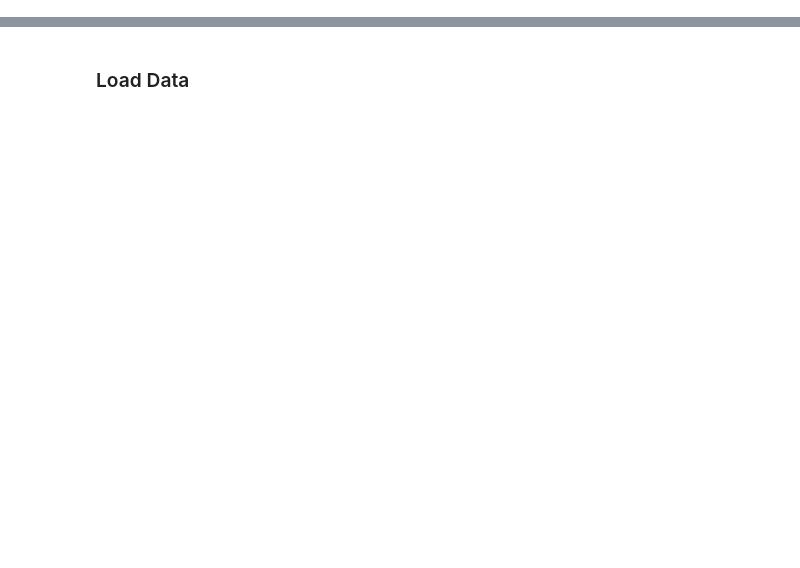
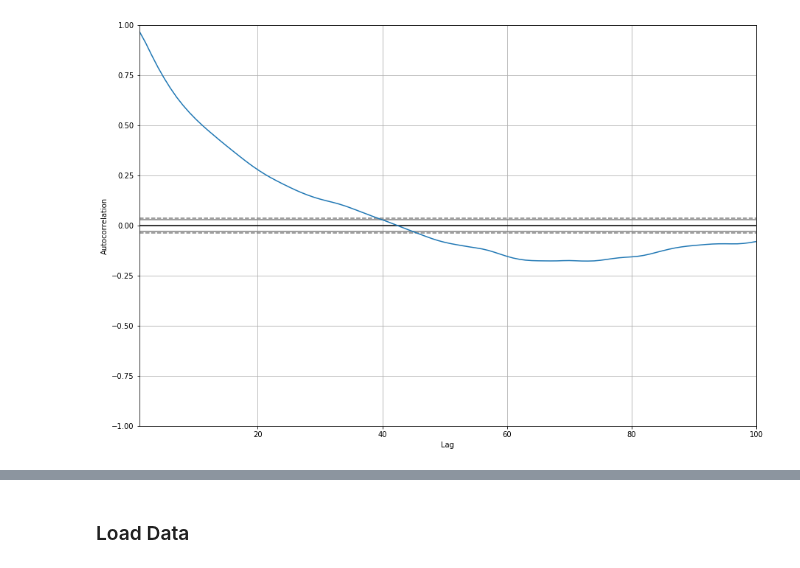
Before and after one commit to Yong-Zhuang/Climate_Analysis, a Jupyter notebook: Yong/main.ipynb, the cells around one changed output, grey strips where cells are left out. Drawn from its saved outputs; the diff is of its cells as text; code cells hidden in the pictures; blank space fills up the shorter version.

```diff
--- a/Yong/main.ipynb
+++ b/Yong/main.ipynb
@@ -0,0 +127,7 @@
+# %%
+fig = pyplot.figure()
+fig.set_size_inches(15, 10)
+autocorrelation_plot(Y_Ganges,n_samples=100)
+pyplot.show()
+# %% [output]
+[figure, added]
```
Also changed, not shown: parts of 51 cells of this notebook, 28 other files.
